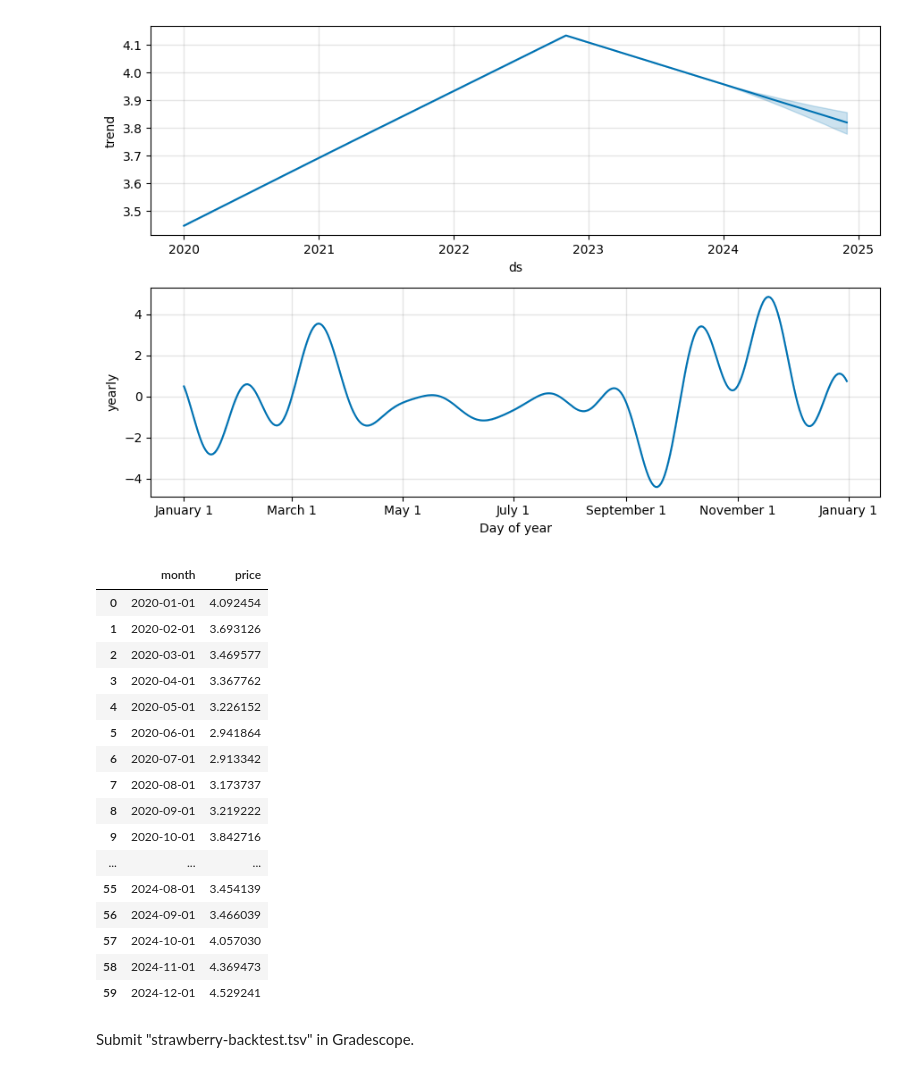
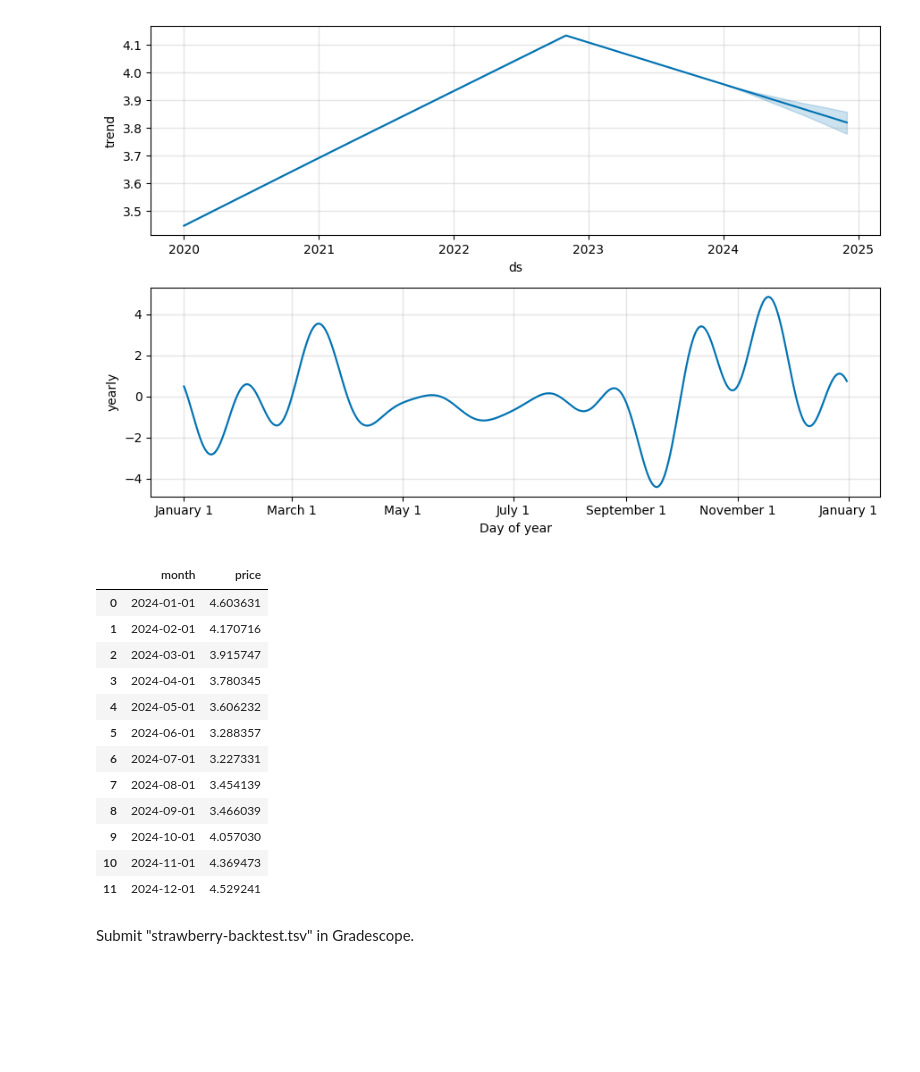
Before and after one commit to cfornesa/dx704-project-02, a Jupyter notebook: project.ipynb, the cells around one changed output. Drawn from its saved outputs; the diff is of its cells as text; code cells hidden in the pictures; blank space fills up the shorter version.

```diff
--- a/project.ipynb
+++ b/project.ipynb
@@ -233,30 +233,28 @@ mod_2.plot_components(mod_2_forecast);
 # %% [output]
 [figure]
 # %%
-strawberry_backtest = (
-    mod_2_forecast
+strawberry_price_data_1 = (
+    mod_2_forecast[mod_2_forecast["ds"] > "2023-12-01"]
         .rename(columns={"ds": "month", "yhat": "price"})[["month", "price"]]
         .reset_index(drop=True)
 )
+
+strawberry_backtest = strawberry_price_data_1[strawberry_price_data_1["month"] > "2023-12-01"]
 strawberry_backtest
 # %% [output]
 |  | month | price |
-| 0 | 2020-01-01 | 4.092454 |
-| 1 | 2020-02-01 | 3.693126 |
-| 2 | 2020-03-01 | 3.469577 |
-| 3 | 2020-04-01 | 3.367762 |
-| 4 | 2020-05-01 | 3.226152 |
-| 5 | 2020-06-01 | 2.941864 |
-| 6 | 2020-07-01 | 2.913342 |
-| 7 | 2020-08-01 | 3.173737 |
-| 8 | 2020-09-01 | 3.219222 |
-| 9 | 2020-10-01 | 3.842716 |
-| ... | ... | ... |
-| 55 | 2024-08-01 | 3.454139 |
-| 56 | 2024-09-01 | 3.466039 |
-| 57 | 2024-10-01 | 4.057030 |
-| 58 | 2024-11-01 | 4.369473 |
-| 59 | 2024-12-01 | 4.529241 |
+| 0 | 2024-01-01 | 4.603631 |
+| 1 | 2024-02-01 | 4.170716 |
+| 2 | 2024-03-01 | 3.915747 |
+| 3 | 2024-04-01 | 3.780345 |
+| 4 | 2024-05-01 | 3.606232 |
+| 5 | 2024-06-01 | 3.288357 |
+| 6 | 2024-07-01 | 3.227331 |
+| 7 | 2024-08-01 | 3.454139 |
+| 8 | 2024-09-01 | 3.466039 |
+| 9 | 2024-10-01 | 4.057030 |
+| 10 | 2024-11-01 | 4.369473 |
+| 11 | 2024-12-01 | 4.529241 |
 # %%
 strawberry_backtest.to_csv("strawberry-backtest.tsv", sep="\t", index=False)
 # %% [markdown]
```
Also changed, not shown: parts of 1 cell of this notebook, 1 other file.
